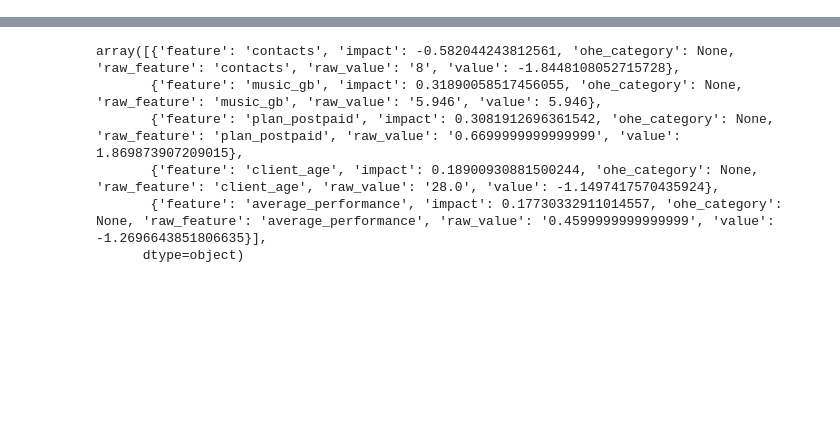
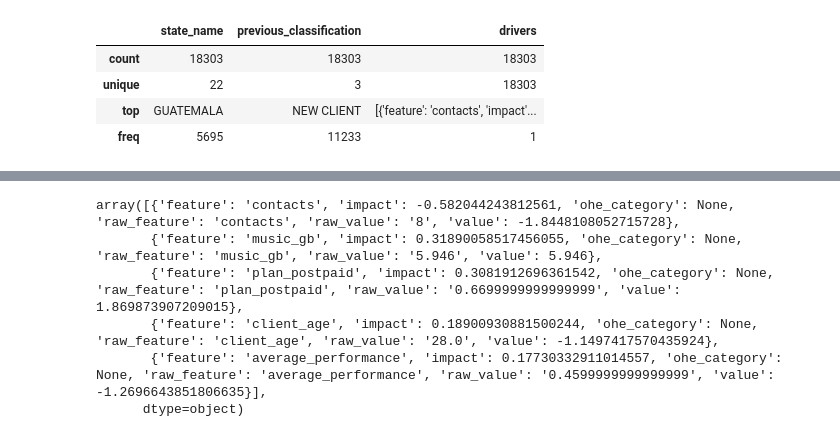
Before and after one commit to Medicenchapin/AWS_Repository, a Jupyter notebook: telemarketing_assistant/notebooks/3_baseline.ipynb, the cells around one changed output, grey strips where cells are left out. Saved outputs shown, nothing was run; the diff lists cells and outputs as text; code cells hidden in the pictures; blank space fills up the shorter version.

```diff
--- a/telemarketing_assistant/notebooks/3_baseline.ipynb
+++ b/telemarketing_assistant/notebooks/3_baseline.ipynb
@@ -38,0 +86,8 @@ df.head()
+# %%
+df.describe(include='object')
+# %% [output]
+|  | state_name | previous_classification | drivers |
+| count | 18303 | 18303 | 18303 |
+| unique | 22 | 3 | 18303 |
+| top | GUATEMALA | NEW CLIENT | [{'feature': 'contacts', 'impact'... |
+| freq | 5695 | 11233 | 1 |
```
Also changed, not shown: parts of 6 cells of this notebook.
